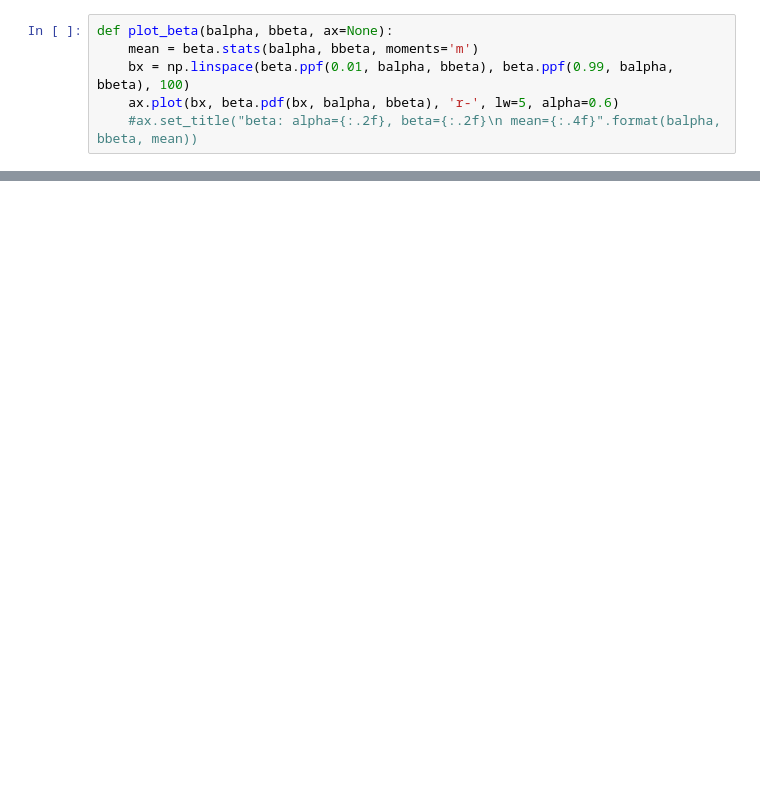
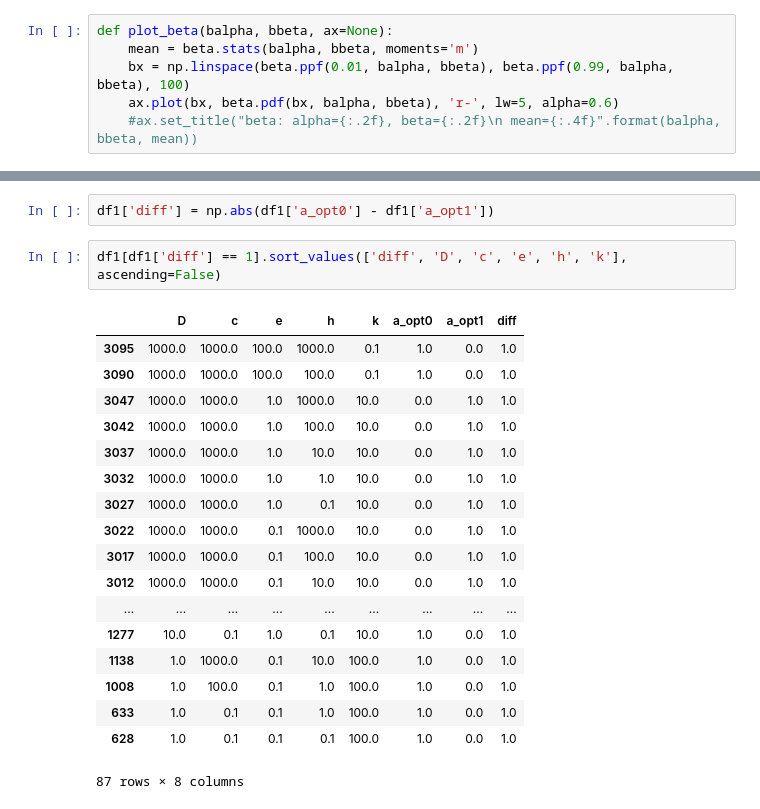
Before and after one commit to albertotb/aps, a Jupyter notebook: notebook/prob_new.ipynb, the cells around one changed output, grey strips where cells are left out. Saved outputs shown, nothing was run; the diff lists cells and outputs as text; blank space fills up the shorter version.

```diff
--- a/notebook/prob_new.ipynb
+++ b/notebook/prob_new.ipynb
@@ -117,0 +133,23 @@ True
+# %%
+df1['diff'] = np.abs(df1['a_opt0'] - df1['a_opt1'])
+# %%
+df1[df1['diff'] == 1].sort_values(['diff', 'D', 'c', 'e', 'h', 'k'], ascending=False)
+# %% [output]
+|  | D | c | e | h | k | a_opt0 | a_opt1 | diff |
+| 3095 | 1000.0 | 1000.0 | 100.0 | 1000.0 | 0.1 | 1.0 | 0.0 | 1.0 |
+| 3090 | 1000.0 | 1000.0 | 100.0 | 100.0 | 0.1 | 1.0 | 0.0 | 1.0 |
+| 3047 | 1000.0 | 1000.0 | 1.0 | 1000.0 | 10.0 | 0.0 | 1.0 | 1.0 |
+| 3042 | 1000.0 | 1000.0 | 1.0 | 100.0 | 10.0 | 0.0 | 1.0 | 1.0 |
+| 3037 | 1000.0 | 1000.0 | 1.0 | 10.0 | 10.0 | 0.0 | 1.0 | 1.0 |
+| 3032 | 1000.0 | 1000.0 | 1.0 | 1.0 | 10.0 | 0.0 | 1.0 | 1.0 |
+| 3027 | 1000.0 | 1000.0 | 1.0 | 0.1 | 10.0 | 0.0 | 1.0 | 1.0 |
+| 3022 | 1000.0 | 1000.0 | 0.1 | 1000.0 | 10.0 | 0.0 | 1.0 | 1.0 |
+| 3017 | 1000.0 | 1000.0 | 0.1 | 100.0 | 10.0 | 0.0 | 1.0 | 1.0 |
+| 3012 | 1000.0 | 1000.0 | 0.1 | 10.0 | 10.0 | 0.0 | 1.0 | 1.0 |
+| ... | ... | ... | ... | ... | ... | ... | ... | ... |
+| 1277 | 10.0 | 0.1 | 1.0 | 0.1 | 10.0 | 1.0 | 0.0 | 1.0 |
+| 1138 | 1.0 | 1000.0 | 0.1 | 10.0 | 100.0 | 1.0 | 0.0 | 1.0 |
+| 1008 | 1.0 | 100.0 | 0.1 | 1.0 | 100.0 | 1.0 | 0.0 | 1.0 |
+| 633 | 1.0 | 0.1 | 0.1 | 1.0 | 100.0 | 1.0 | 0.0 | 1.0 |
+| 628 | 1.0 | 0.1 | 0.1 | 0.1 | 100.0 | 1.0 | 0.0 | 1.0 |
+87 rows × 8 columns
```
Also changed, not shown: parts of 15 cells of this notebook, 1 other file.
